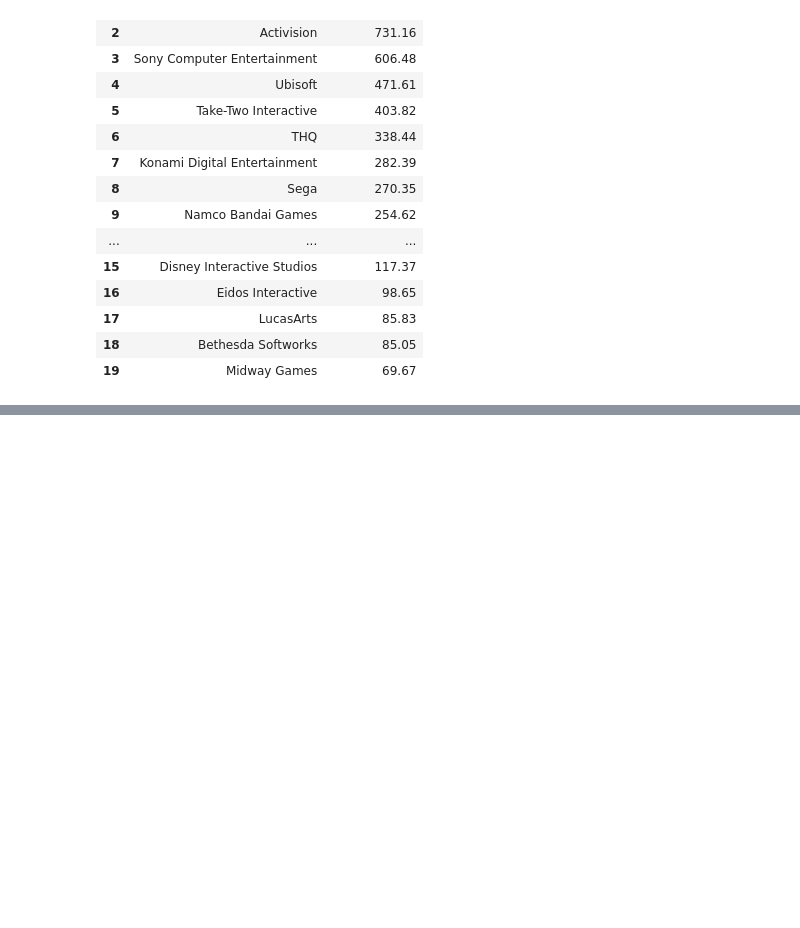
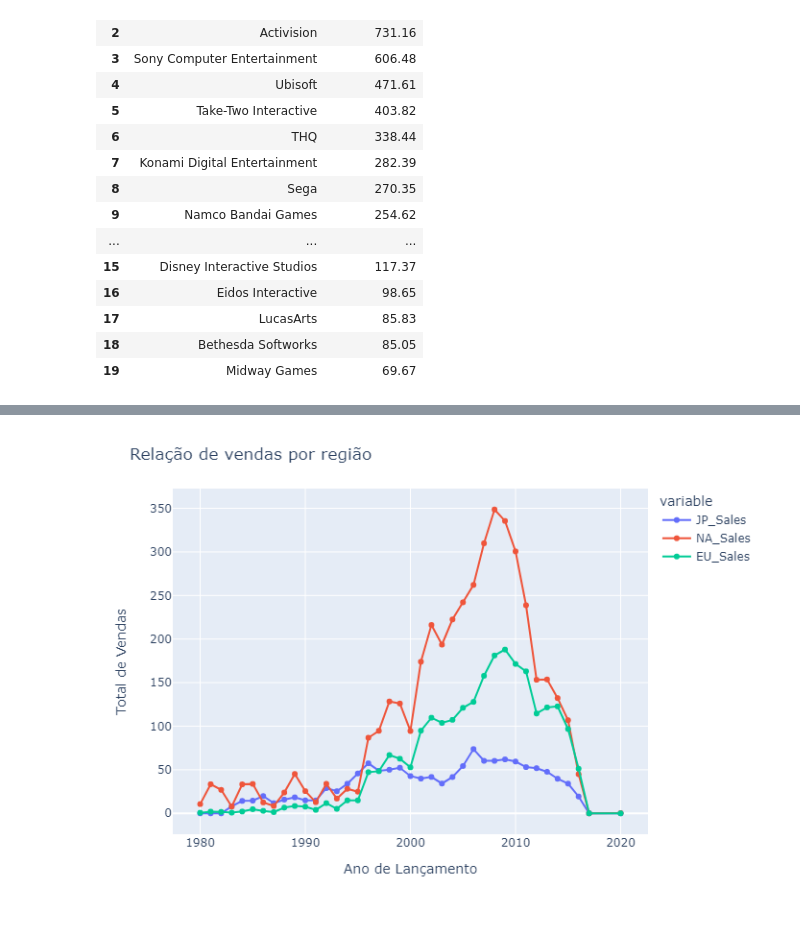
Before and after one commit to Tomoharuu/VideoGameSalesTest, a Jupyter notebook: Videogame_Sales_Analytics_Github_Version.ipynb, the cells around one changed output, grey strips where cells are left out. Cells and saved outputs as stored; diff of their text form; code cells hidden in the pictures; blank space fills up the shorter version.

```diff
--- a/Videogame_Sales_Analytics_Github_Version.ipynb
+++ b/Videogame_Sales_Analytics_Github_Version.ipynb
@@ -150,0 +152,3 @@ pizza_copia.show("png")
+# %%
+vendas_regiao = df[['NA_Sales', 'JP_Sales', 'EU_Sales', 'Year_of_Release']].groupby('Year_of_Release').sum().reset_index()
+display(vendas_regiao)
@@ -150,0 +173,6 @@ pizza_copia.show("png")
+# %%
+linha_regiao = px.line(vendas_regiao, x='Year_of_Release', y=['JP_Sales', 'NA_Sales', 'EU_Sales'], markers=True)
+linha_regiao.update_layout(title_text='Relação de vendas por região', yaxis_title_text='Total de Vendas', xaxis_title_text='Ano de Lançamento')
+linha_regiao.show("png")
+# %% [output]
+[figure, added]
```
Also changed, not shown: parts of 12 cells of this notebook.
